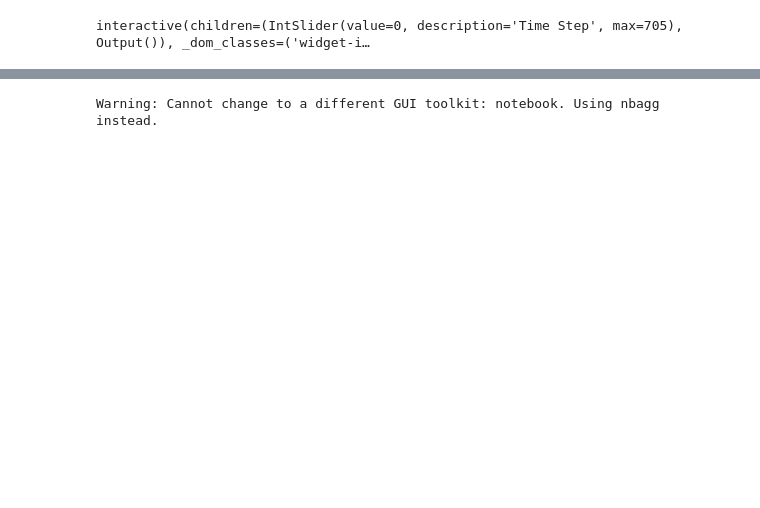
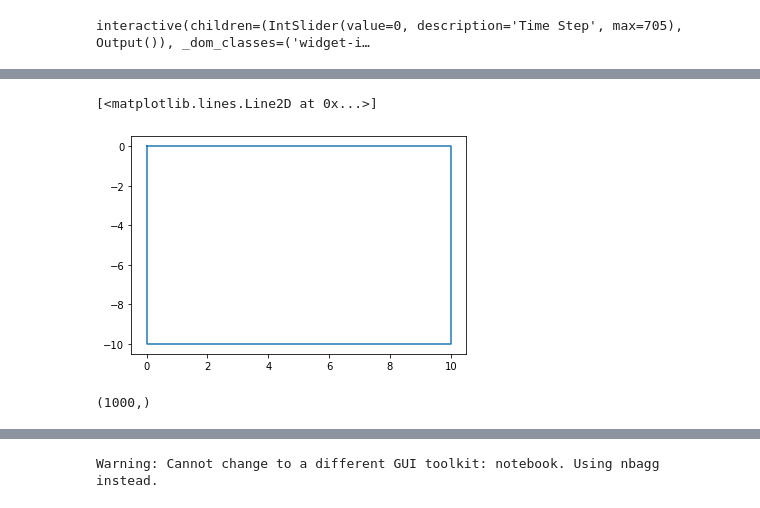
Before and after one commit to clylau/E205_HW4, a Jupyter notebook: hw4.ipynb, the cells around one changed output, grey strips where cells are left out. Drawn from its saved outputs; the diff is of its cells as text; code cells hidden in the pictures; blank space fills up the shorter version.

```diff
--- a/hw4.ipynb
+++ b/hw4.ipynb
@@ -675,0 +697,39 @@ plt.plot(x_points, y_points)
+# %%
+perfect_path = np.zeros((2, P_t.shape[2]))
+corners = np.array([[0, 0],
+                    [10, 0],
+                    [10, -10],
+                    [0, -10],
+                    [0,0]])
+
+line_divs = np.array([[0, 201],
+                      [202, 378],
+                      [379, 523],
+                      [524, 669]])
+
+
+for i in range(4):
+    start_x = corners[i][0]
+    start_y = corners[i][1]
+    end_x = corners[i+1][0]
+    end_y = corners[i+1][1]
+    lower_bound = line_divs[i][0]
+    upper_bound = line_divs[i][1]
+
+    if(start_x == end_x):
+        perfect_path[0][lower_bound:upper_bound + 1] = start_x
+        perfect_path[1][lower_bound:upper_bound + 1] = np.linspace(start_y, end_y, upper_bound - lower_bound + 1)
+
+    elif (start_y == end_y):
+
+        perfect_path[1][lower_bound:upper_bound + 1] = start_y
+        perfect_path[0][lower_bound:upper_bound + 1] = np.linspace(start_x, end_x, upper_bound - lower_bound + 1)
+
+plt.plot(perfect_path[0], perfect_path[1])
+# %% [output]
+[<matplotlib.lines.Line2D at 0x...>]
+[figure, added]
+# %%
+P_t[:, 0, 0].shape
+# %% [output]
+(1000,)
```
Also changed, not shown: parts of 17 cells of this notebook.
